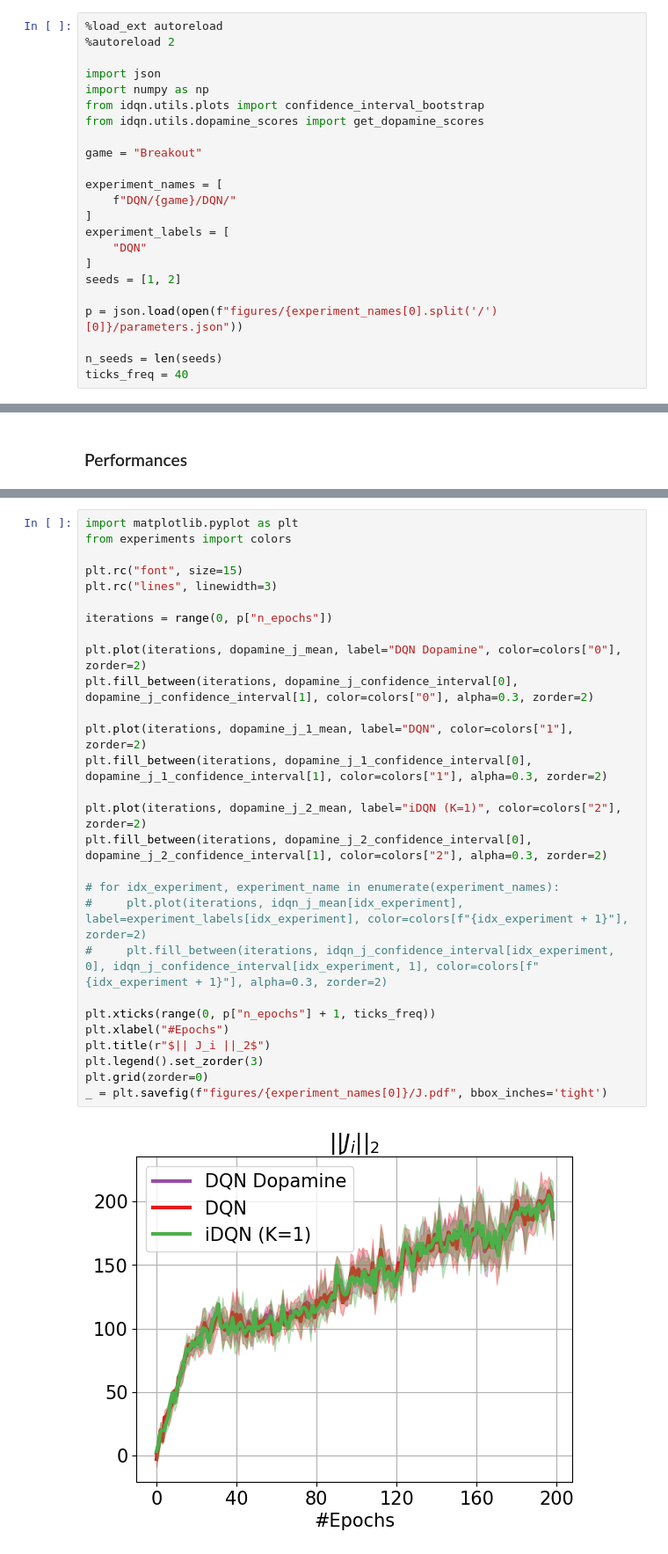
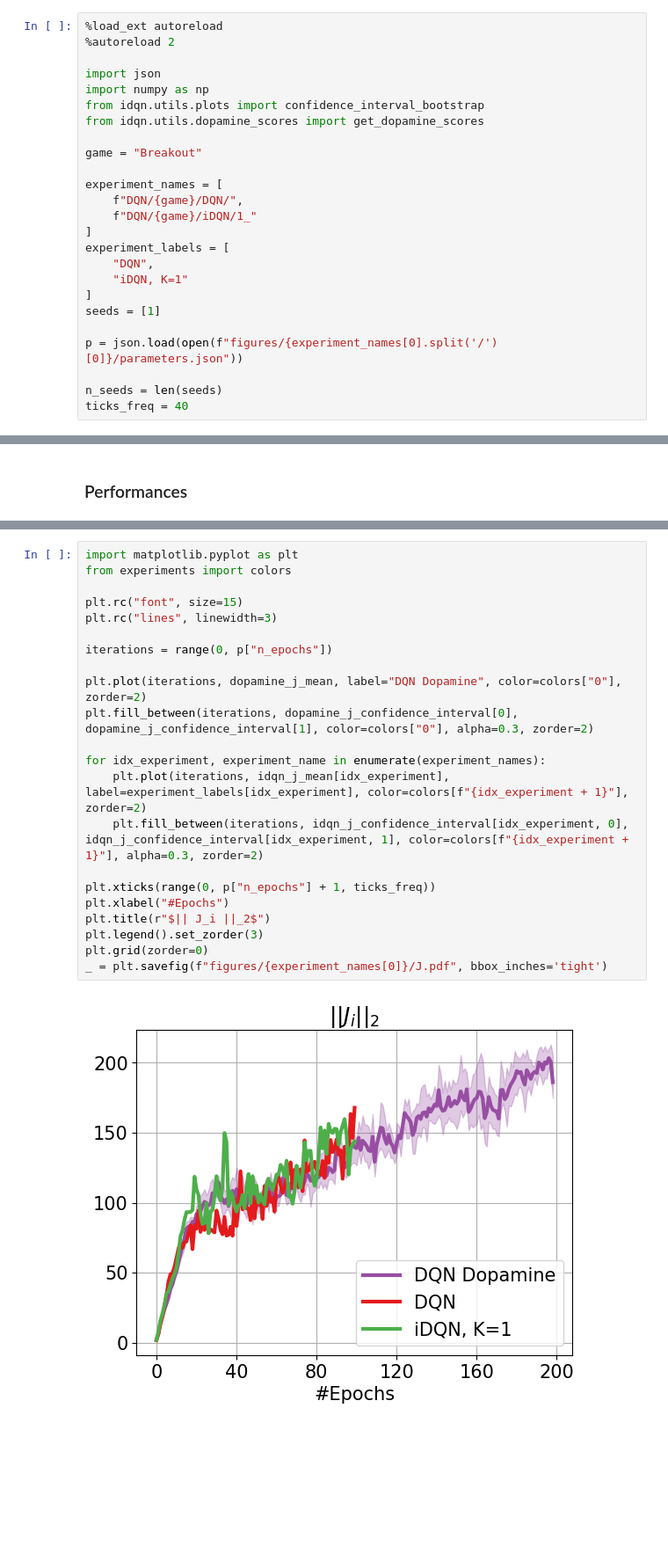
Before and after one commit to theovincent/i-DQN, a Jupyter notebook: experiments/atari/plots.ipynb, the cells around one changed output, grey strips where cells are left out. Shown at 88% size. Cells and saved outputs as stored; diff of their text form; blank space fills up the shorter version.

Commit message:
Plots improve

```diff
--- a/experiments/atari/plots.ipynb
+++ b/experiments/atari/plots.ipynb
@@ -10,12 +10,14 @@ from idqn.utils.dopamine_scores import get_dopamine_scores
 game = "Breakout"
 
 experiment_names = [
-    f"DQN/{game}/DQN/"
+    f"DQN/{game}/DQN/",
+    f"DQN/{game}/iDQN/1_"
 ]
 experiment_labels = [
-    "DQN"
+    "DQN",
+    "iDQN, K=1"
 ]
-seeds = [1, 2]
+seeds = [1]
 
 p = json.load(open(f"figures/{experiment_names[0].split('/')[0]}/parameters.json"))
 
@@ -57,30 +48,24 @@ for idx_experiment in range(len(experiment_names)):
 # %%
 import matplotlib.pyplot as plt
 from experiments import colors
 
 plt.rc("font", size=15)
 plt.rc("lines", linewidth=3)
 
 iterations = range(0, p["n_epochs"])
 
 plt.plot(iterations, dopamine_j_mean, label="DQN Dopamine", color=colors["0"], zorder=2)
 plt.fill_between(iterations, dopamine_j_confidence_interval[0], dopamine_j_confidence_interval[1], color=colors["0"], alpha=0.3, zorder=2)
 
-plt.plot(iterations, dopamine_j_1_mean, label="DQN", color=colors["1"], zorder=2)
-plt.fill_between(iterations, dopamine_j_1_confidence_interval[0], dopamine_j_1_confidence_interval[1], color=colors["1"], alpha=0.3, zorder=2)
-
-plt.plot(iterations, dopamine_j_2_mean, label="iDQN (K=1)", color=colors["2"], zorder=2)
-plt.fill_between(iterations, dopamine_j_2_confidence_interval[0], dopamine_j_2_confidence_interval[1], color=colors["2"], alpha=0.3, zorder=2)
-
-# for idx_experiment, experiment_name in enumerate(experiment_names):
-#     plt.plot(iterations, idqn_j_mean[idx_experiment], label=experiment_labels[idx_experiment], color=colors[f"{idx_experiment + 1}"], zorder=2)
-#     plt.fill_between(iterations, idqn_j_confidence_interval[idx_experiment, 0], idqn_j_confidence_interval[idx_experiment, 1], color=colors[f"{idx_experiment + 1}"], alpha=0.3, zorder=2)
+for idx_experiment, experiment_name in enumerate(experiment_names):
+    plt.plot(iterations, idqn_j_mean[idx_experiment], label=experiment_labels[idx_experiment], color=colors[f"{idx_experiment + 1}"], zorder=2)
+    plt.fill_between(iterations, idqn_j_confidence_interval[idx_experiment, 0], idqn_j_confidence_interval[idx_experiment, 1], color=colors[f"{idx_experiment + 1}"], alpha=0.3, zorder=2)
 
 plt.xticks(range(0, p["n_epochs"] + 1, ticks_freq))
 plt.xlabel("#Epochs")
 plt.title(r"$|| J_i ||_2$")
 plt.legend().set_zorder(3)
 plt.grid(zorder=0)
 _ = plt.savefig(f"figures/{experiment_names[0]}/J.pdf", bbox_inches='tight')
 # %% [output]
-[figure, old version]
+[figure, new version]
```
Also changed, not shown: parts of 3 cells of this notebook, 1 other file.
